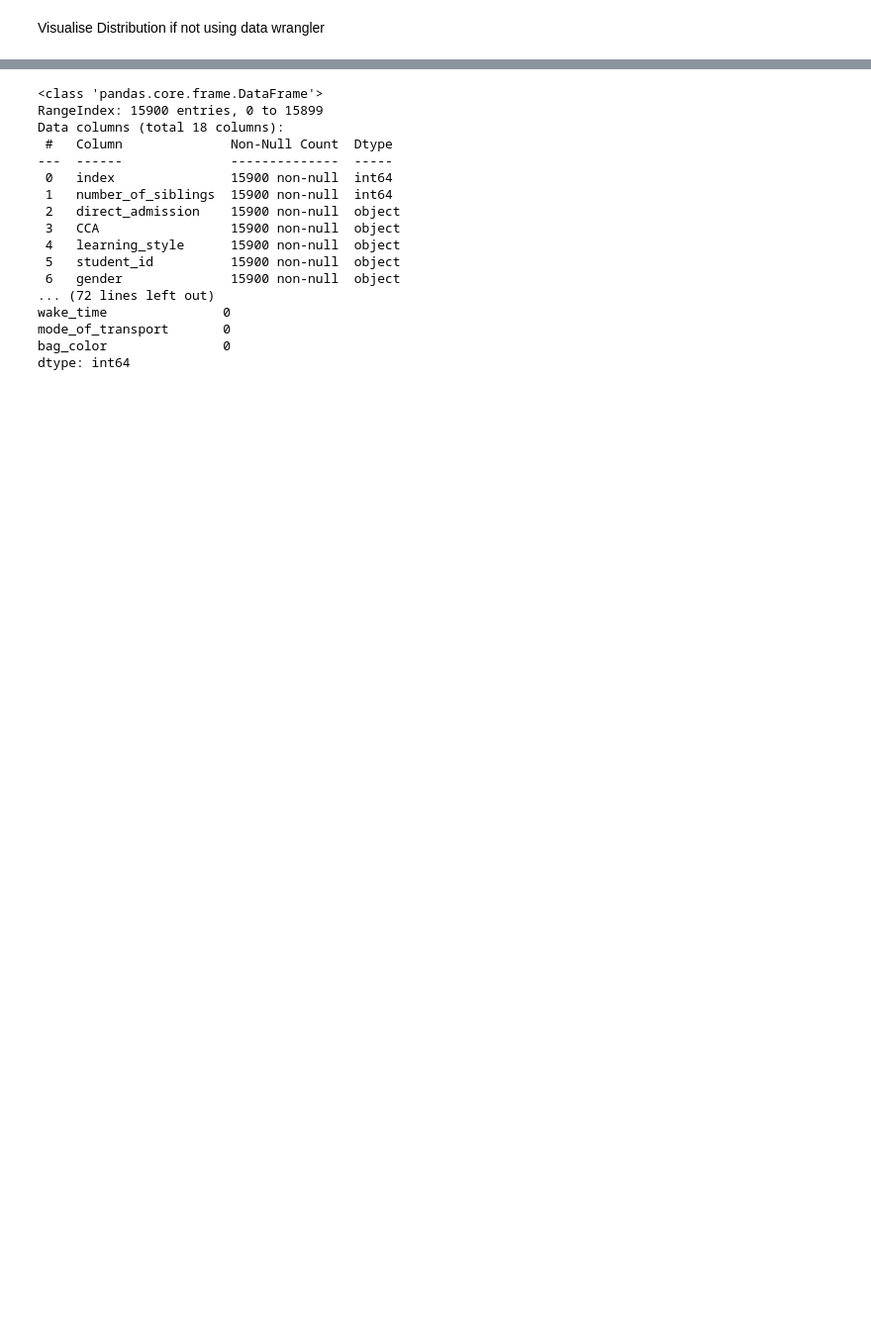
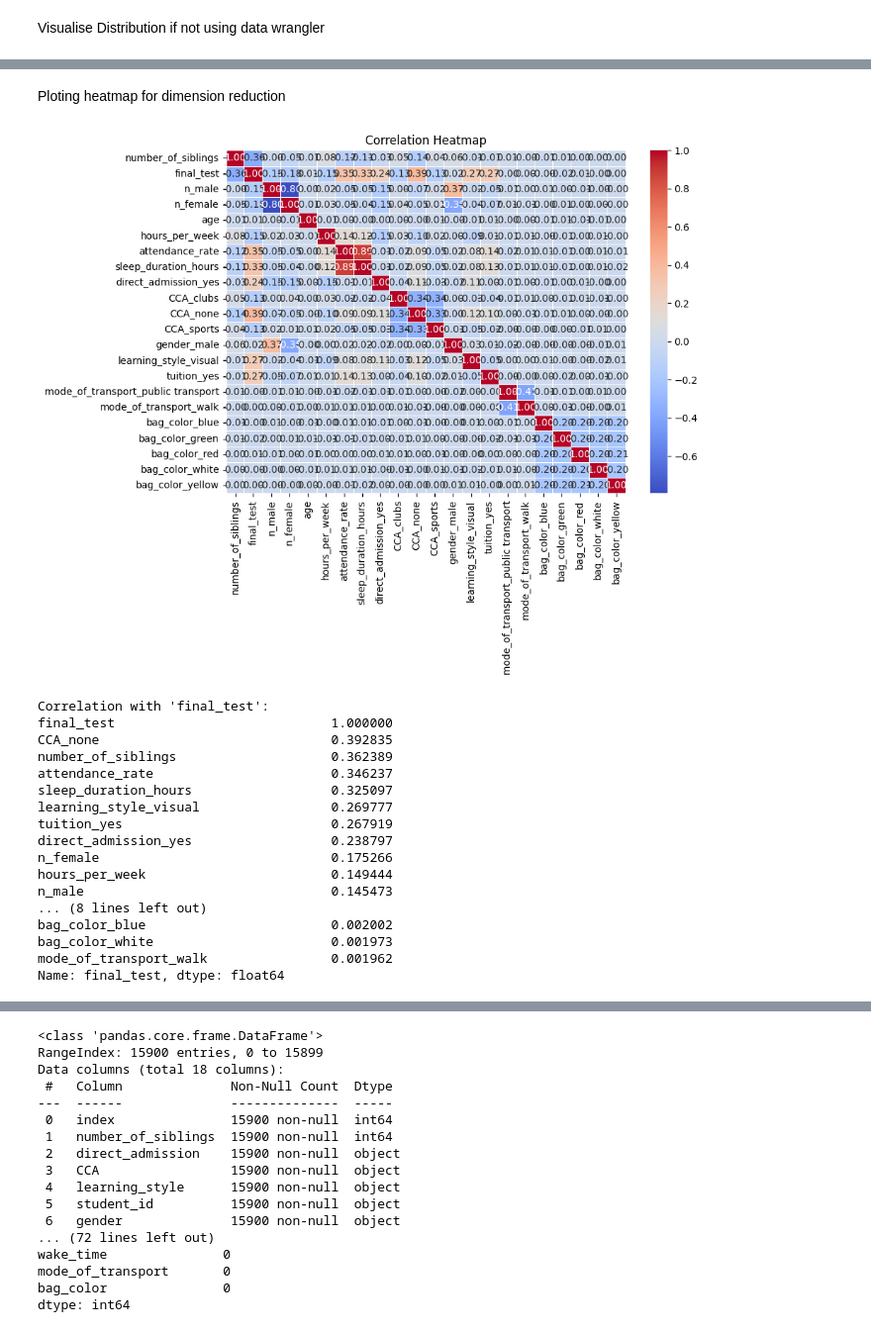
Before and after one commit to shangweisong/AIAP_studentscore, a Jupyter notebook: src/eda.ipynb, the cells around one changed output, grey strips where cells are left out. Shown at 99% size. Cells and saved outputs as stored; diff of their text form; code cells hidden in the pictures; blank space fills up the shorter version.

```diff
--- a/src/eda.ipynb
+++ b/src/eda.ipynb
@@ -143,0 +158,12 @@ plt.show()
+# %%
+from sklearn.preprocessing import StandardScaler
+
+scaler = StandardScaler()
+
+df_processed[['age','final_test','n_male','n_female','hours_per_week','attendance_rate','sleep_duration_hours','number_of_siblings']] = scaler.fit_transform(df_processed[['age','final_test','n_male','n_female','hours_per_week','attendance_rate','sleep_duration_hours','number_of_siblings']])
+
+# Step 2: One-hot encode categorical variables
+df_encoded = pd.get_dummies(df_processed, columns=['direct_admission', 'CCA', 'gender', 'learning_style', 'tuition','mode_of_transport','bag_color'], drop_first=True)
+bool_columns = df_encoded.select_dtypes(include=['bool']).columns
+df_encoded[bool_columns] = df_encoded[bool_columns].astype(int)
+df_encoded.head(50)
@@ -143,0 +189,41 @@ plt.show()
+# %% [markdown]
+Ploting heatmap for dimension reduction
+# %%
+# Calculate the correlation matrix
+correlation_matrix = df_encoded.corr()
+
+# Create a heatmap of the correlation matrix
+plt.figure(figsize=(10, 8))  # Adjust the size as needed
+sns.heatmap(correlation_matrix, annot=True, cmap='coolwarm', fmt='.2f', linewidths=0.5)
+
+# Show the plot
+plt.title('Correlation Heatmap')
+plt.tight_layout()
+plt.show()
+
+final_test_corr = correlation_matrix['final_test']
+# Sort the correlations by absolute value (if you want to prioritize strong correlations)
+sorted_corr = final_test_corr.abs().sort_values(ascending=False)
+
+# Print the numerical correlation values
+print("Correlation with 'final_test':")
+print(sorted_corr)
+# %% [output]
+[figure, added]
+Correlation with 'final_test':
+final_test                            1.000000
+CCA_none                              0.392835
+number_of_siblings                    0.362389
+attendance_rate                       0.346237
+sleep_duration_hours                  0.325097
+learning_style_visual                 0.269777
+tuition_yes                           0.267919
+direct_admission_yes                  0.238797
+n_female                              0.175266
+hours_per_week                        0.149444
+n_male                                0.145473
+... (8 lines left out)
+bag_color_blue                        0.002002
+bag_color_white                       0.001973
+mode_of_transport_walk                0.001962
+Name: final_test, dtype: float64
```
Also changed, not shown: parts of 8 cells of this notebook.
